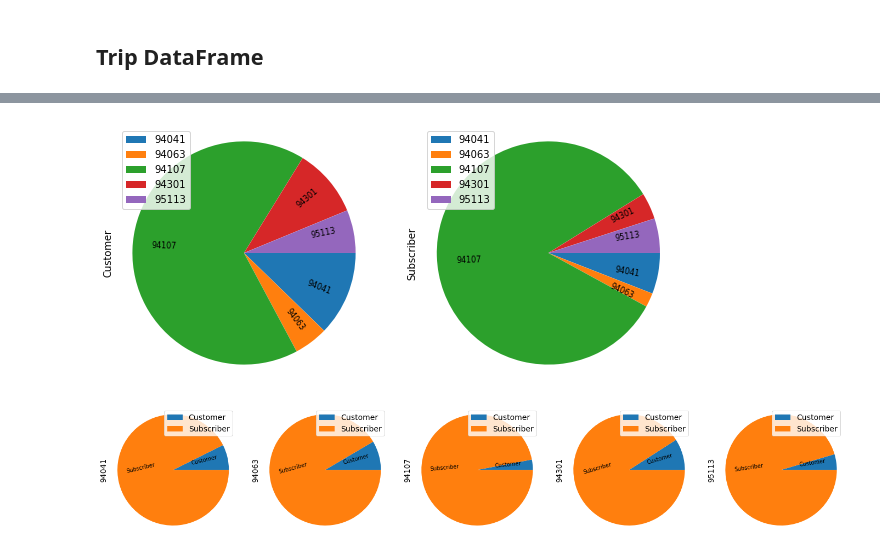
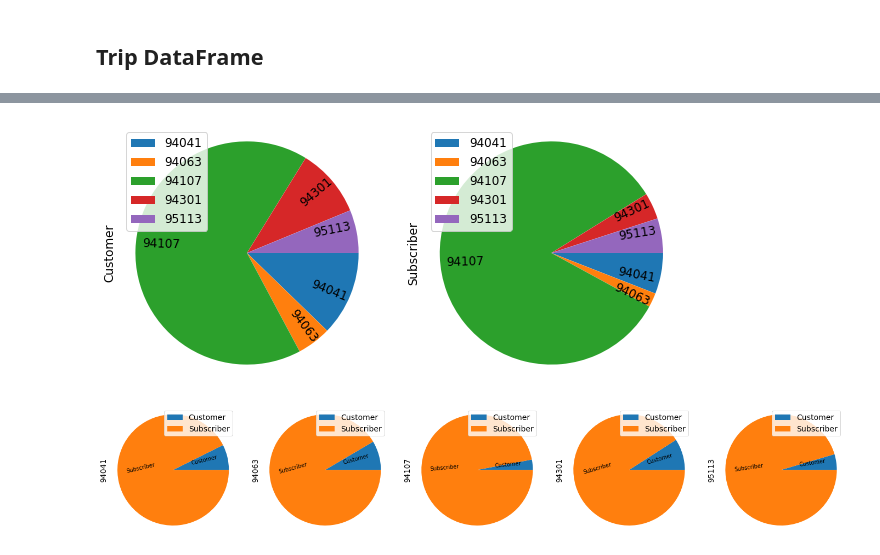
Before and after one commit to orbenishay/pandas-project, a Jupyter notebook: Bicycle_10.ipynb, the cells around one changed output, grey strips where cells are left out. Drawn from its saved outputs; the diff is of its cells as text; code cells hidden in the pictures.

```diff
--- a/Bicycle_10.ipynb
+++ b/Bicycle_10.ipynb
@@ -123,7 +130,7 @@ df_trip.head()
 # %%
-df_trip_subscription = df_trip.groupby(['subscription_type', 'zip_code'])['id'].count().unstack(0).plot.pie(fontsize=8,subplots=True, figsize=(10,8), labeldistance=0.6, rotatelabels=True, counterclock=False, radius= 1.1)
-plt.rcParams['font.size'] = 14
+df_trip_subscription = df_trip.groupby(['subscription_type', 'zip_code'])['id'].count().unstack(0).plot.pie(fontsize=12,subplots=True, figsize=(10,8), labeldistance=0.6, rotatelabels=True, counterclock=False, radius= 1.1)
+plt.rcParams['font.size'] = 24
 # %% [output]
-[figure, old version]
+[figure, new version]
 # %%
 df_trip_zipcode = df_trip.groupby(['subscription_type', 'zip_code'])['id'].count().unstack(1).plot.pie(subplots=True, figsize=(24,16), fontsize=10, labeldistance=0.32, rotatelabels=True, center=(0,2), radius= 1.1)
```
Also changed, not shown: parts of 11 cells of this notebook.
